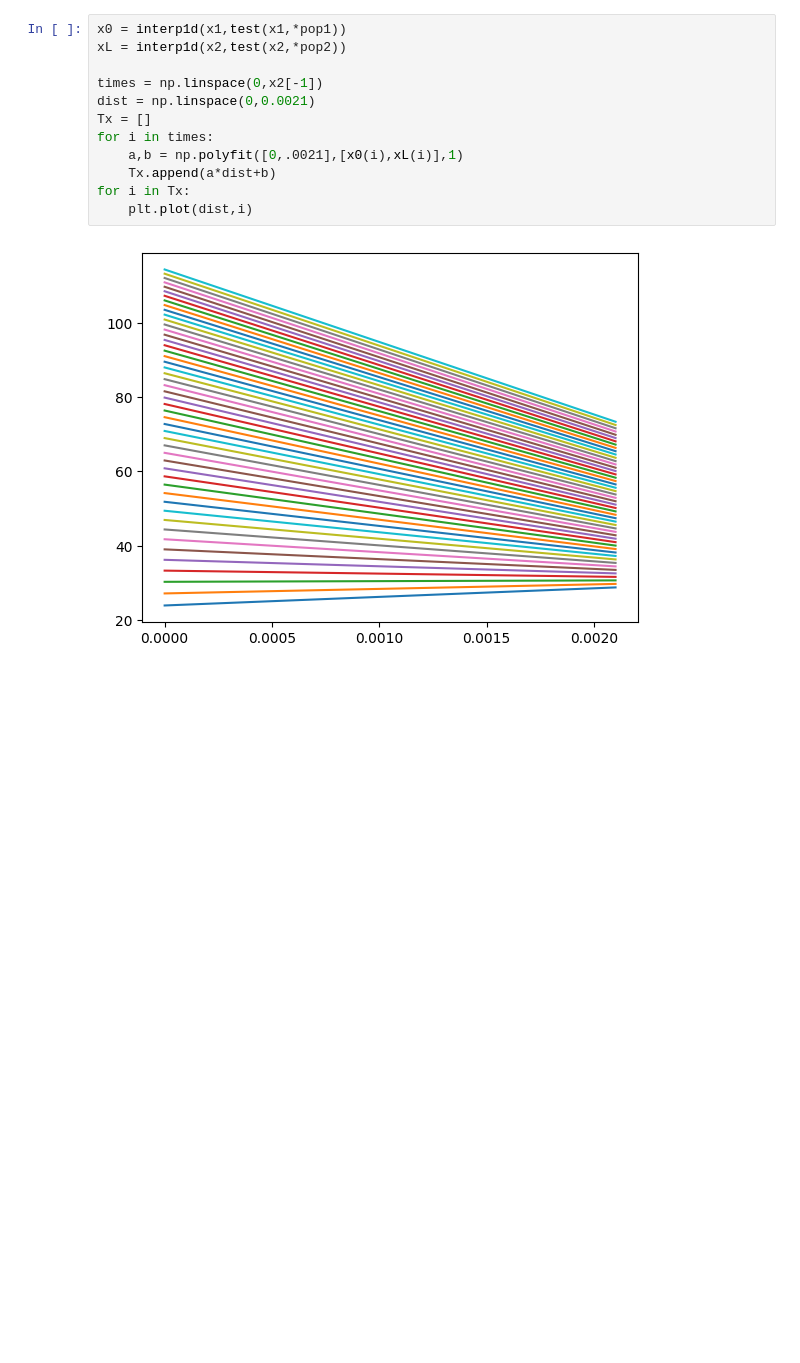
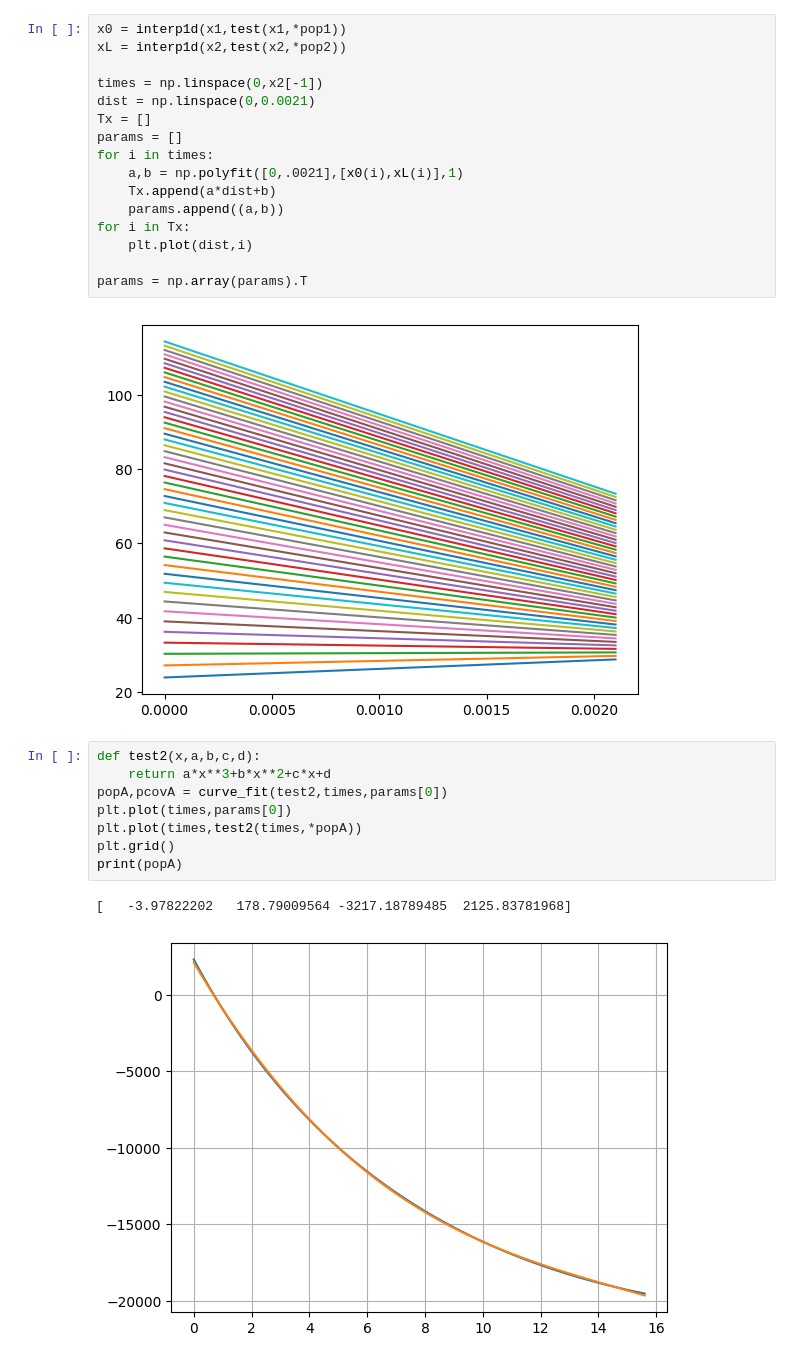
Before and after one commit to joshlwhitehead/work, a Jupyter notebook: analysis/heat/dataqstuff/modelV4/looseTC.ipynb, the cells around one changed output. Drawn from its saved outputs; the diff is of its cells as text; blank space fills up the shorter version.

```diff
--- a/analysis/heat/dataqstuff/modelV4/looseTC.ipynb
+++ b/analysis/heat/dataqstuff/modelV4/looseTC.ipynb
@@ -86,10 +86,25 @@ xL = interp1d(x2,test(x2,*pop2))
 times = np.linspace(0,x2[-1])
 dist = np.linspace(0,0.0021)
 Tx = []
+params = []
 for i in times:
     a,b = np.polyfit([0,.0021],[x0(i),xL(i)],1)
     Tx.append(a*dist+b)
+    params.append((a,b))
 for i in Tx:
     plt.plot(dist,i)
+
+params = np.array(params).T
 # %% [output]
 [figure]
+# %%
+def test2(x,a,b,c,d):
+    return a*x**3+b*x**2+c*x+d
+popA,pcovA = curve_fit(test2,times,params[0])
+plt.plot(times,params[0])
+plt.plot(times,test2(times,*popA))
+plt.grid()
+print(popA)
+# %% [output]
+[   -3.97822202   178.79009564 -3217.18789485  2125.83781968]
+[figure, added]
```
Also changed, not shown: parts of 2 cells of this notebook, 2 other files.
